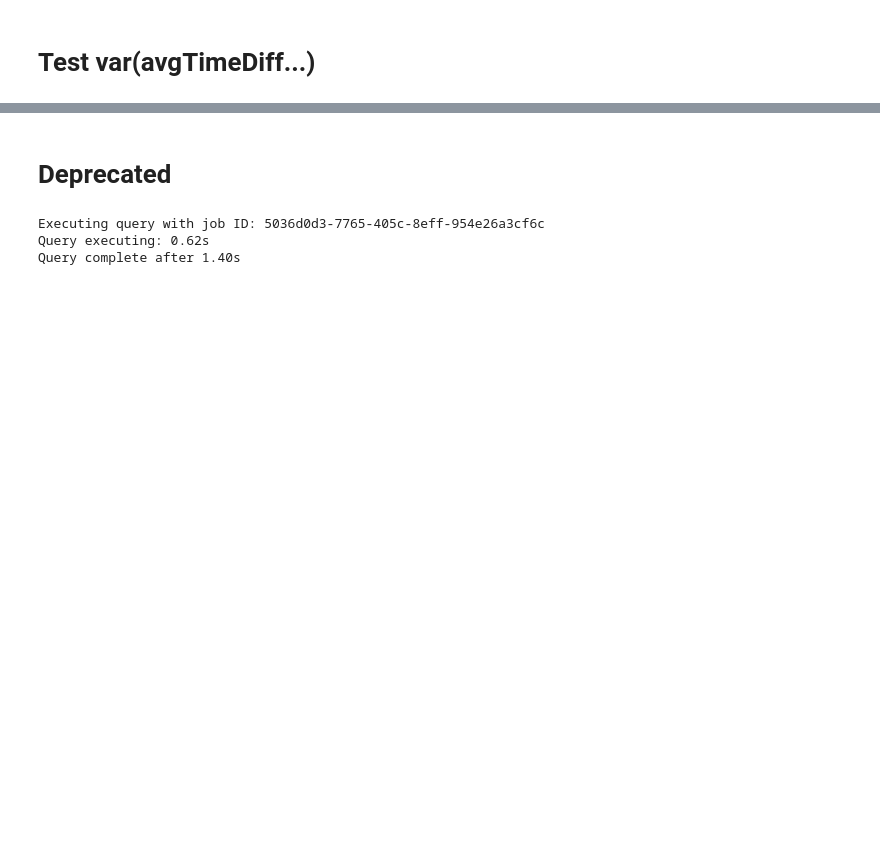
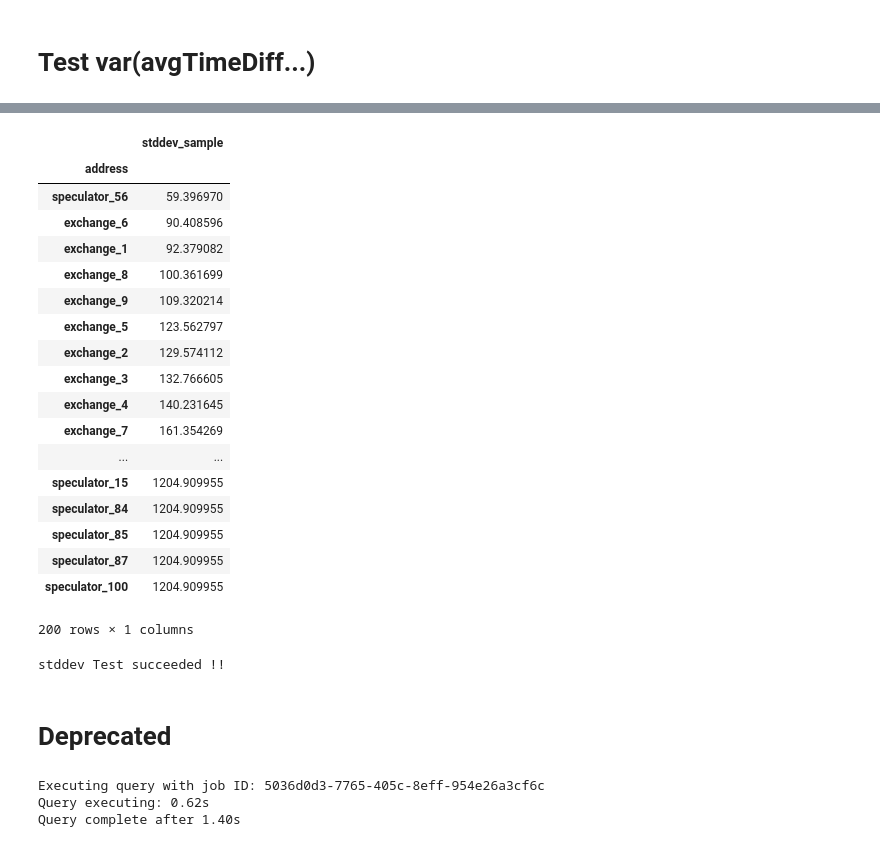
Before and after one commit to mgsgde/ethcluster, a Jupyter notebook: bigquery/bigquery_sql.tests.ipynb, the cells around one changed output, grey strips where cells are left out. Saved outputs shown, nothing was run; the diff lists cells and outputs as text; code cells hidden in the pictures; blank space fills up the shorter version.

Commit message:
added test for variance feature

```diff
--- a/bigquery/bigquery_sql.tests.ipynb
+++ b/bigquery/bigquery_sql.tests.ipynb
@@ -532,3 +529,47 @@ res_sql_stddev
+# %%
+res7 = [row for (index, row) in traces_sampleData.iterrows() if (row.call_type not in ['delegatecall', 'callcode', 'staticcall'] or row.call_type == None) and row.status == 1]
+res7 = pd.DataFrame(res7)
+res7 = res7.sort_values(by="block_timestamp", ascending=True)
+# %%
+def calculateDifference(df):
+#     from_address = df["from_address"].reset_index(drop=True)[0]
+    variance = df["block_timestamp"].diff().std()
+    return variance
+#     return pd.DataFrame({"variance": [variance]})
+
+res8 = res7.groupby("to_address").apply(lambda df: df["block_timestamp"].diff().std() )
+res8 = pd.DataFrame(res8, columns=["stddev_sample"])
+res8 = res8.reindex(addresses_testdata["address"])
+res8 = res8.fillna(res8.max())
+res8["stddev_sample"] = res8["stddev_sample"] / np.timedelta64(1, 's')
+res8 = res8.sort_values(by="stddev_sample")
+stddev_result_py = res8
+# %% [output]
+|  | stddev_sample |
+| address |  |
+| speculator_56 | 59.396970 |
+| exchange_6 | 90.408596 |
+| exchange_1 | 92.379082 |
+| exchange_8 | 100.361699 |
+| exchange_9 | 109.320214 |
+| exchange_5 | 123.562797 |
+| exchange_2 | 129.574112 |
+| exchange_3 | 132.766605 |
+| exchange_4 | 140.231645 |
+| exchange_7 | 161.354269 |
+| ... | ... |
+| speculator_15 | 1204.909955 |
+| speculator_84 | 1204.909955 |
+| speculator_85 | 1204.909955 |
+| speculator_87 | 1204.909955 |
+| speculator_100 | 1204.909955 |
+200 rows × 1 columns
+# %%
+# pd.testing.assert_frame_equal(stddev_result_py, stddev_result_sql)
+np.testing.assert_almost_equal(list(stddev_result_py["stddev_sample"]), list(stddev_result_sql["stddev_sample"]), decimal=2)
+print("stddev Test succeeded !!")
+# %% [output]
+stddev Test succeeded !!
 # %% [markdown]
 # Deprecated
 # %%
```
Also changed, not shown: parts of 16 cells of this notebook.
